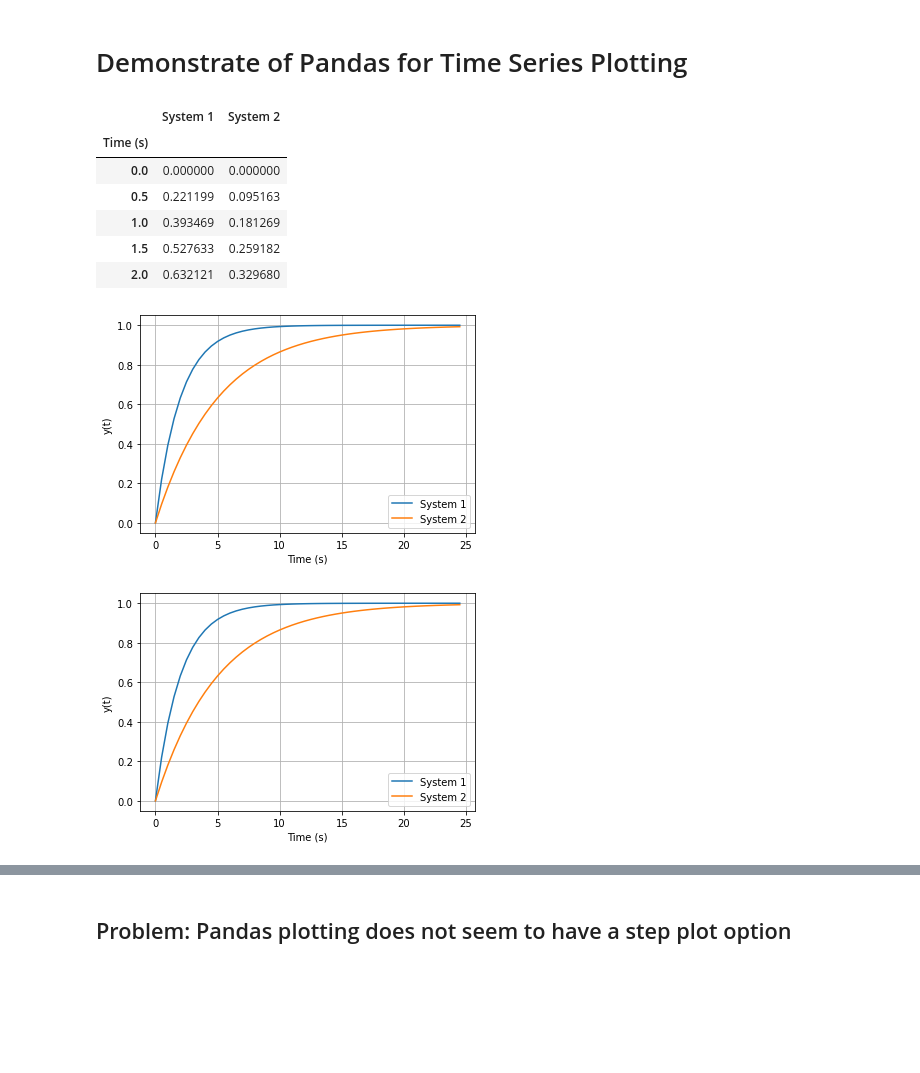
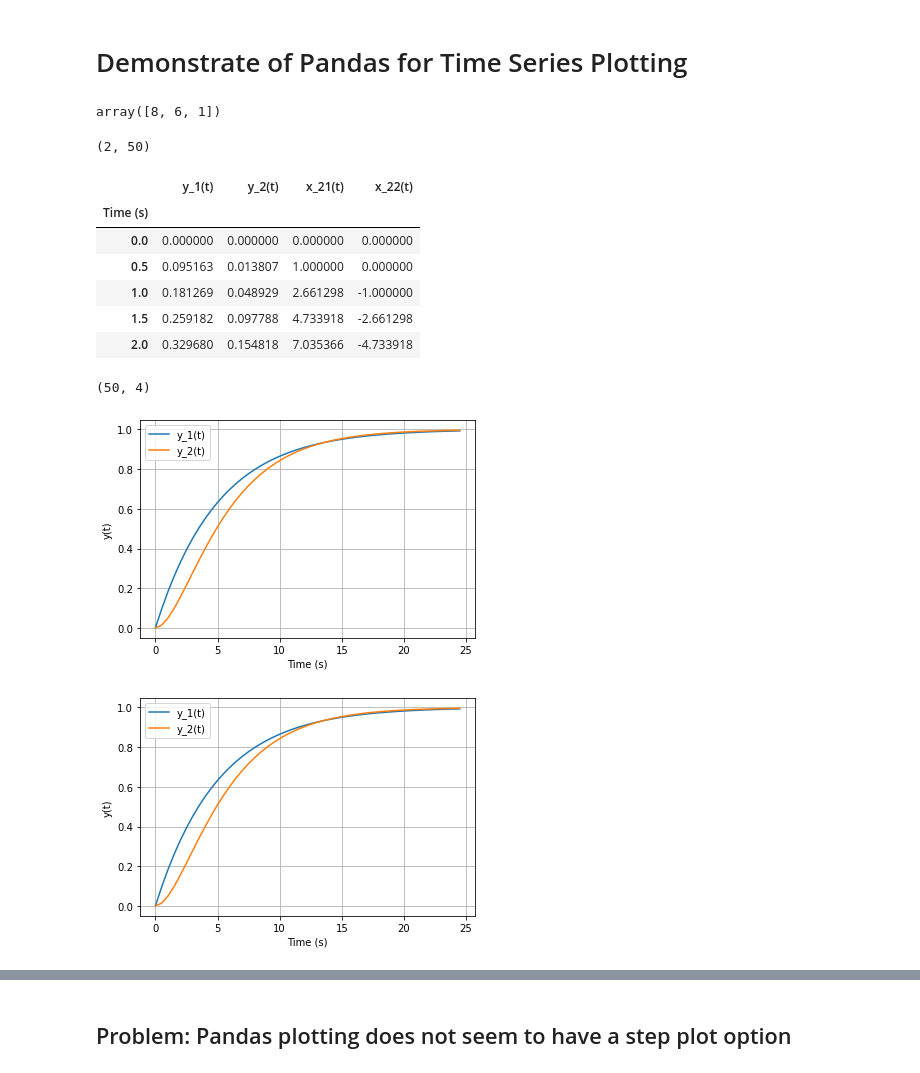
Before and after one commit to billtubbs/python-control-examples, a Jupyter notebook: Demonstrate-Pandas-time-series-plotting.ipynb, the cells around one changed output, grey strips where cells are left out. Cells and saved outputs as stored; diff of their text form; code cells hidden in the pictures; blank space fills up the shorter version.

```diff
--- a/Demonstrate-Pandas-time-series-plotting.ipynb
+++ b/Demonstrate-Pandas-time-series-plotting.ipynb
@@ -7,13 +7,17 @@ from control import tf, step_response, c2d
 import matplotlib.pyplot as plt
+# %%
+np.convolve([2, 1], [4, 1])
+# %% [output]
+array([8, 6, 1])
 # %%
 # Sample time
 Ts = 0.5
 
 # Define 2 tranfer functions
-tf1 = c2d(tf(1, [2, 1]), Ts)
-tf2 = c2d(tf(1, [5, 1]), Ts)
+tf1 = c2d(tf(1, [5, 1]), Ts)
+tf2 = c2d(tf([2 -1], [8, 6, 1]), Ts)
 
 # Simulate both systems
 T = Ts*np.arange(0, 50)
-T_out, y_out1 = step_response(tf1, T)
-T_out, y_out2 = step_response(tf2, T)
+T_out, y1_out = step_response(tf1, T)
+T_out, y2_out, x2_out = step_response(tf2, T, return_x=True)
@@ -25,28 +24,42 @@ ts2 = pd.Series(y_out2, index=T, name='System 2')
+# %%
+x2_out.shape
+# %% [output]
+(2, 50)
+# %%
+# Convert outputs to Pandas series
+T = pd.Index(T, name='Time (s)')
+y1_out = pd.Series(y1_out, index=T, name='y_1(t)')
+y2_out = pd.Series(y2_out, index=T, name='y_2(t)')
+x2_out = pd.DataFrame(x2_out.T, index=T, columns=['x_21(t)', 'x_22(t)'])
 # %%
-sim_results = pd.concat([ts1, ts2], axis=1)
+sim_results = pd.concat([y1_out, y2_out, x2_out], axis=1)
 sim_results.head()
 # %% [output]
-|  | System 1 | System 2 |
-| Time (s) |  |  |
-| 0.0 | 0.000000 | 0.000000 |
-| 0.5 | 0.221199 | 0.095163 |
-| 1.0 | 0.393469 | 0.181269 |
-| 1.5 | 0.527633 | 0.259182 |
-| 2.0 | 0.632121 | 0.329680 |
+|  | y_1(t) | y_2(t) | x_21(t) | x_22(t) |
+| Time (s) |  |  |  |  |
+| 0.0 | 0.000000 | 0.000000 | 0.000000 | 0.000000 |
+| 0.5 | 0.095163 | 0.013807 | 1.000000 | 0.000000 |
+| 1.0 | 0.181269 | 0.048929 | 2.661298 | -1.000000 |
+| 1.5 | 0.259182 | 0.097788 | 4.733918 | -2.661298 |
+| 2.0 | 0.329680 | 0.154818 | 7.035366 | -4.733918 |
+# %%
+sim_results.shape
+# %% [output]
+(50, 4)
 # %%
 # Both lines on same plot
-ts1.plot()
-ts2.plot()
+y1_out.plot()
+y2_out.plot()
 plt.ylabel('y(t)')
 plt.grid()
 plt.legend()
 plt.show()
 # %% [output]
-[figure, old version]
+[figure, new version]
 # %%
 # Or alternatively
-sim_results.plot(grid=True)
+sim_results[['y_1(t)', 'y_2(t)']].plot(grid=True)
 plt.ylabel('y(t)')
 plt.show()
 # %% [output]
-[figure, old version]
+[figure, new version]
```
Also changed, not shown: parts of 8 cells of this notebook.
